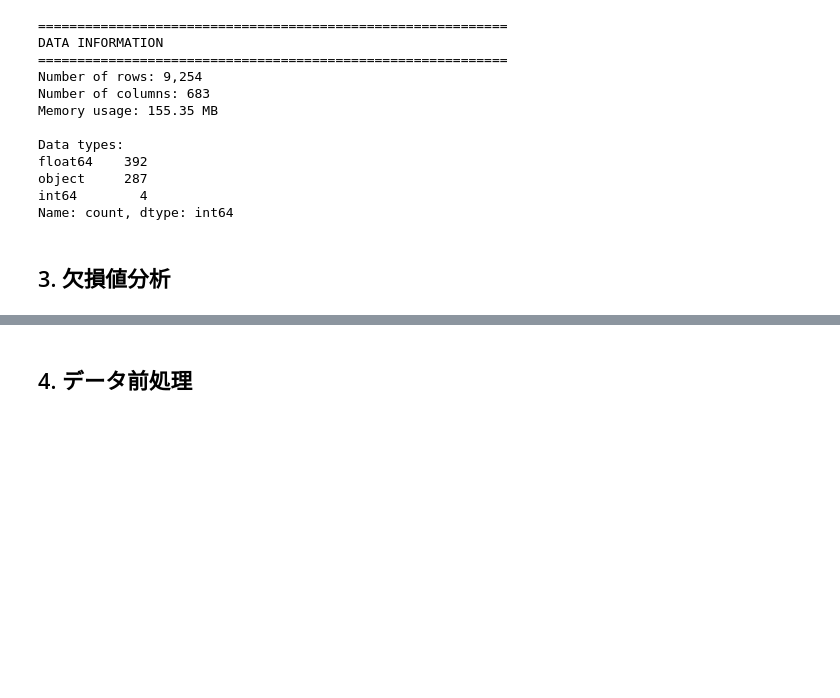
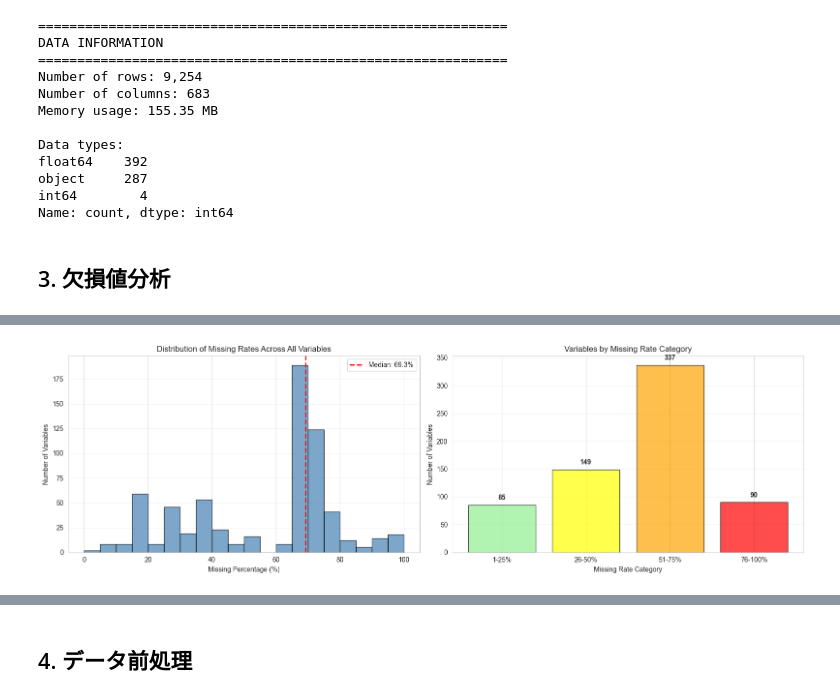
Before and after one commit to s2atoru/COI-NEXT-Hackathon, a Jupyter notebook: notebooks/01_data_exploration.ipynb, the cells around one changed output, grey strips where cells are left out. Drawn from its saved outputs; the diff is of its cells as text; code cells hidden in the pictures; blank space fills up the shorter version.

```diff
--- a/notebooks/01_data_exploration.ipynb
+++ b/notebooks/01_data_exploration.ipynb
@@ -158,0 +105,93 @@ if "df_raw" in locals():
+# %%
+# 欠損値の割合
+if "df_raw" in locals():
+    missing_data = pd.DataFrame(
+        {
+            "Missing_Count": df_raw.isnull().sum(),
+            "Missing_Percentage": (df_raw.isnull().sum() / len(df_raw) * 100).round(2),
+        }
+    )
+    missing_data = missing_data[missing_data["Missing_Count"] > 0].sort_values(
+        "Missing_Percentage", ascending=False
+    )
+
+    print("\n" + "=" * 60)
+    print("MISSING DATA SUMMARY")
+    print("=" * 60)
+    print(f"Total variables with missing data: {len(missing_data)}")
+    print("\nTop 30 variables with highest missing rates:")
+    print(missing_data.head(30))
+
+    # 全体の欠損値分布の可視化
+    fig, axes = plt.subplots(1, 2, figsize=(16, 5))
+
+    # 左図: 欠損率の分布（ヒストグラム）
+    axes[0].hist(
+        missing_data["Missing_Percentage"],
+        bins=20,
+        color="steelblue",
+        edgecolor="black",
+        alpha=0.7,
+    )
+    axes[0].set_xlabel("Missing Percentage (%)")
+    axes[0].set_ylabel("Number of Variables")
+    axes[0].set_title("Distribution of Missing Rates Across All Variables")
+    axes[0].axvline(
+        missing_data["Missing_Percentage"].median(),
+        color="red",
+        linestyle="--",
+        linewidth=2,
+        label=f"Median: {missing_data['Missing_Percentage'].median():.1f}%",
+    )
+    axes[0].legend()
+    axes[0].grid(axis="y", alpha=0.3)
+
+    # 右図: 欠損率カテゴリ別の変数数
+    missing_categories = pd.cut(
+        missing_data["Missing_Percentage"],
+        bins=[0, 25, 50, 75, 100],
+        labels=["1-25%", "26-50%", "51-75%", "76-100%"],
+    )
+    category_counts = missing_categories.value_counts().sort_index()
+
+    axes[1].bar(
+        range(len(category_counts)),
+        category_counts.values,
+        color=["lightgreen", "yellow", "orange", "red"],
+        edgecolor="black",
+        alpha=0.7,
+    )
+    axes[1].set_xticks(range(len(category_counts)))
+    axes[1].set_xticklabels(category_counts.index)
+    axes[1].set_ylabel("Number of Variables")
+    axes[1].set_xlabel("Missing Rate Category")
+    axes[1].set_title("Variables by Missing Rate Category")
+    axes[1].grid(axis="y", alpha=0.3)
+
+    # 各バーの上に数値を表示
+    for i, v in enumerate(category_counts.values):
+        axes[1].text(
+            i,
+            v + max(category_counts.values) * 0.02,
+            str(v),
+            ha="center",
+            va="bottom",
+            fontweight="bold",
+        )
+
+    plt.tight_layout()
+    plt.show()
+
+    # 欠損値の可視化（上位50個のみ）
+    if len(missing_data) > 0:
+        top_n = 50
+        missing_to_plot = missing_data.head(top_n)
+
+        plt.figure(figsize=(12, 10))
+        missing_to_plot["Missing_Percentage"].plot(kind="barh", color="salmon")
+        plt.xlabel("Missing Percentage (%)")
+        plt.ylabel("Variable")
+        plt.title(f"Missing Data by Variable (Top {len(missing_to_plot)} variables)")
+        plt.tight_layout()
+        plt.show()
+# %% [output]
@@ -158,0 +215 @@ if "df_raw" in locals():
+[figure, added]
```
Also changed, not shown: parts of 7 cells of this notebook.
